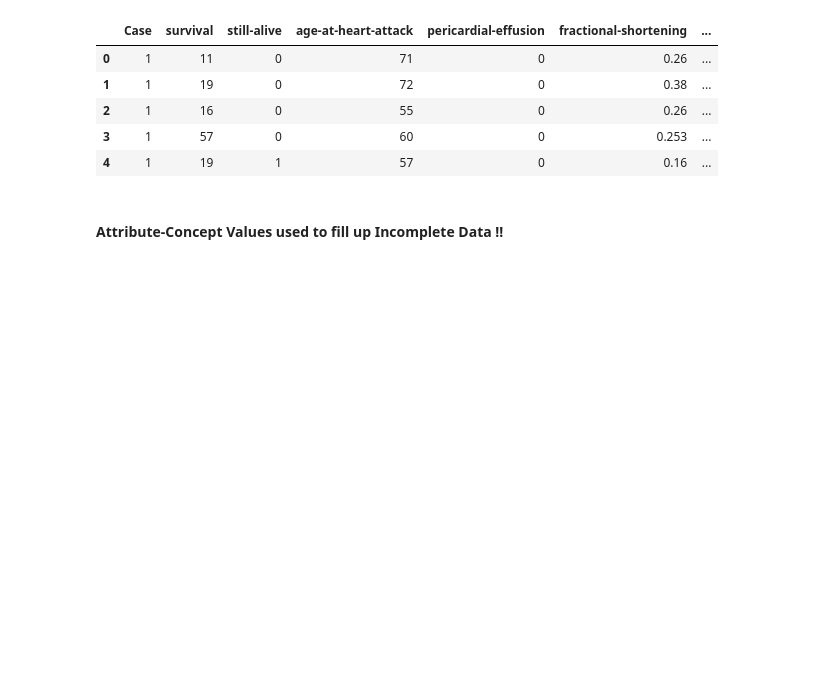
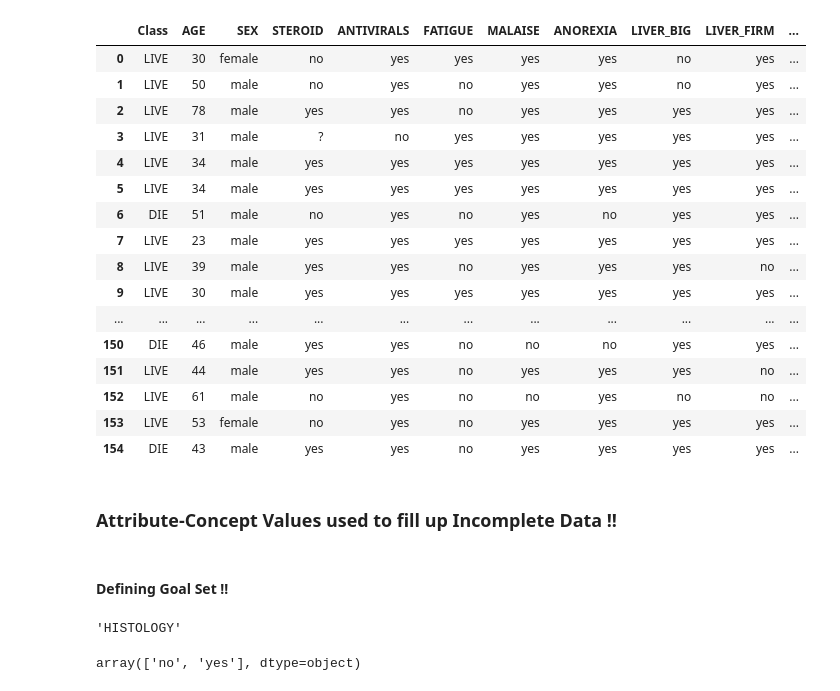
Before and after one commit to Priyanka1527/RuleComplexity_MissingValue, a Jupyter notebook: notebook/Missing Attributes Handling.ipynb, the cells around one changed output. Drawn from its saved outputs; the diff is of its cells as text; code cells hidden in the pictures; blank space fills up the shorter version.

Commit message:
missing attribute handling

```diff
--- a/notebook/Missing Attributes Handling.ipynb
+++ b/notebook/Missing Attributes Handling.ipynb
@@ -2,16 +2,42 @@
 import time
 import pandas as pd
 import numpy as np
+pd.set_option('display.max_rows', 200)
 # %%
-df = pd.read_csv('../data/Echocardiogram.csv')
+df = pd.read_csv('../data/Hepatitis.csv')
 # %%
-df.head()
+df
 # %% [output]
-|  | Case | survival | still-alive | age-at-heart-attack | pericardial-effusion | fractional-shortening | ... |
-| 0 | 1 | 11 | 0 | 71 | 0 | 0.26 | ... |
-| 1 | 1 | 19 | 0 | 72 | 0 | 0.38 | ... |
-| 2 | 1 | 16 | 0 | 55 | 0 | 0.26 | ... |
-| 3 | 1 | 57 | 0 | 60 | 0 | 0.253 | ... |
-| 4 | 1 | 19 | 1 | 57 | 0 | 0.16 | ... |
+|  | Class | AGE | SEX | STEROID | ANTIVIRALS | FATIGUE | MALAISE | ANOREXIA | LIVER_BIG | LIVER_FIRM | ... |
+| 0 | LIVE | 30 | female | no | yes | yes | yes | yes | no | yes | ... |
+| 1 | LIVE | 50 | male | no | yes | no | yes | yes | no | yes | ... |
+| 2 | LIVE | 78 | male | yes | yes | no | yes | yes | yes | yes | ... |
+| 3 | LIVE | 31 | male | ? | no | yes | yes | yes | yes | yes | ... |
+| 4 | LIVE | 34 | male | yes | yes | yes | yes | yes | yes | yes | ... |
+| 5 | LIVE | 34 | male | yes | yes | yes | yes | yes | yes | yes | ... |
+| 6 | DIE | 51 | male | no | yes | no | yes | no | yes | yes | ... |
+| 7 | LIVE | 23 | male | yes | yes | yes | yes | yes | yes | yes | ... |
+| 8 | LIVE | 39 | male | yes | yes | no | yes | yes | yes | no | ... |
+| 9 | LIVE | 30 | male | yes | yes | yes | yes | yes | yes | yes | ... |
+| ... | ... | ... | ... | ... | ... | ... | ... | ... | ... | ... | ... |
+| 150 | DIE | 46 | male | yes | yes | no | no | no | yes | yes | ... |
+| 151 | LIVE | 44 | male | yes | yes | no | yes | yes | yes | no | ... |
+| 152 | LIVE | 61 | male | no | yes | no | no | yes | no | no | ... |
+| 153 | LIVE | 53 | female | no | yes | no | yes | yes | yes | yes | ... |
+| 154 | DIE | 43 | male | yes | yes | no | yes | yes | yes | yes | ... |
 # %% [markdown]
-#### Attribute-Concept Values used to fill up Incomplete Data !!
+### Attribute-Concept Values used to fill up Incomplete Data !!
+# %% [markdown]
+#### Defining Goal Set !!
+# %%
+df_headers = list(df)
+concept = df_headers[-1]
+concept
+# %% [output]
+'HISTOLOGY'
+# %%
+#all unique concepts
+concept_list = df[concept].unique()
+concept_list
+# %% [output]
+array(['no', 'yes'], dtype=object)
```
Also changed, not shown: parts of 5 cells of this notebook, 1 other file.
